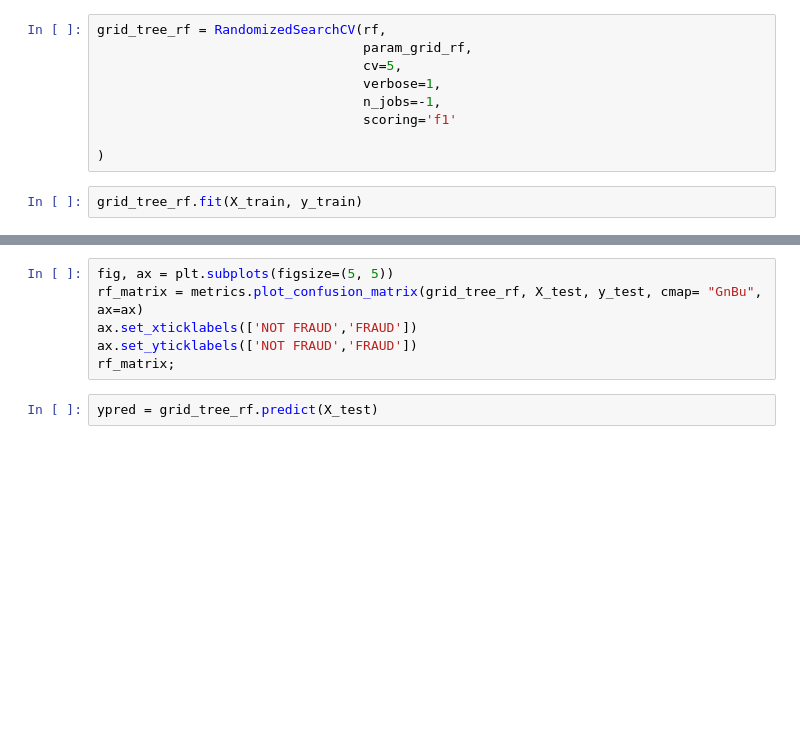
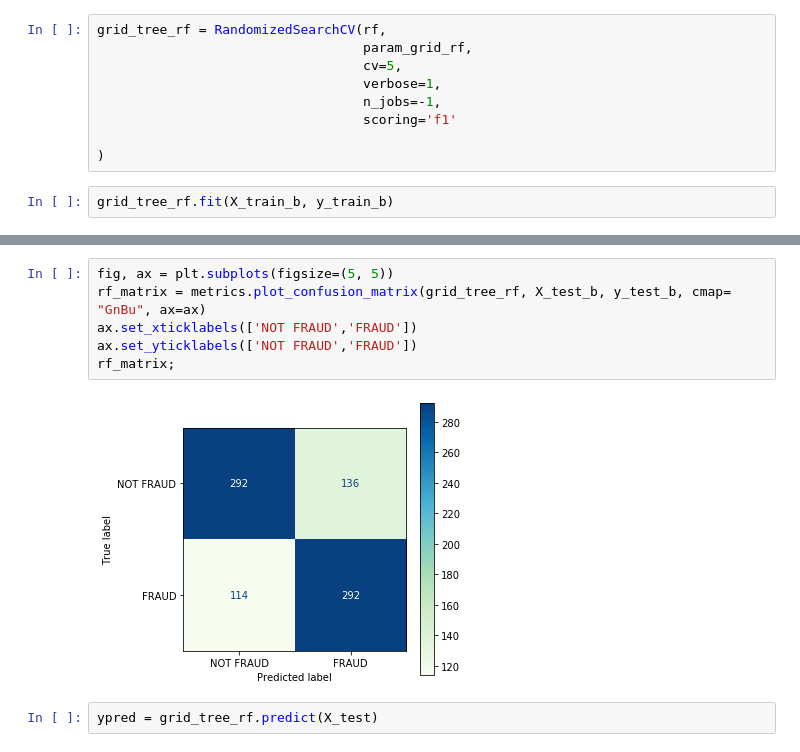
Before and after one commit to brenfrrs/medicare_fraud, a Jupyter notebook: modeling.ipynb, the cells around one changed output, grey strips where cells are left out. Cells and saved outputs as stored; diff of their text form; blank space fills up the shorter version.

```diff
--- a/modeling.ipynb
+++ b/modeling.ipynb
@@ -145,4 +176,4 @@ grid_tree_rf = RandomizedSearchCV(rf,
 
 )
 # %%
-grid_tree_rf.fit(X_train, y_train)
+grid_tree_rf.fit(X_train_b, y_train_b)
@@ -149,9 +204,11 @@ grid_tree_rf.fit(X_train, y_train)
 # %%
 fig, ax = plt.subplots(figsize=(5, 5))
-rf_matrix = metrics.plot_confusion_matrix(grid_tree_rf, X_test, y_test, cmap= "GnBu", ax=ax)
+rf_matrix = metrics.plot_confusion_matrix(grid_tree_rf, X_test_b, y_test_b, cmap= "GnBu", ax=ax)
 ax.set_xticklabels(['NOT FRAUD','FRAUD'])
 ax.set_yticklabels(['NOT FRAUD','FRAUD'])
 rf_matrix;
+# %% [output]
+[figure, added]
 # %%
 ypred = grid_tree_rf.predict(X_test)
 # %%
```
Also changed, not shown: parts of 6 cells of this notebook.
